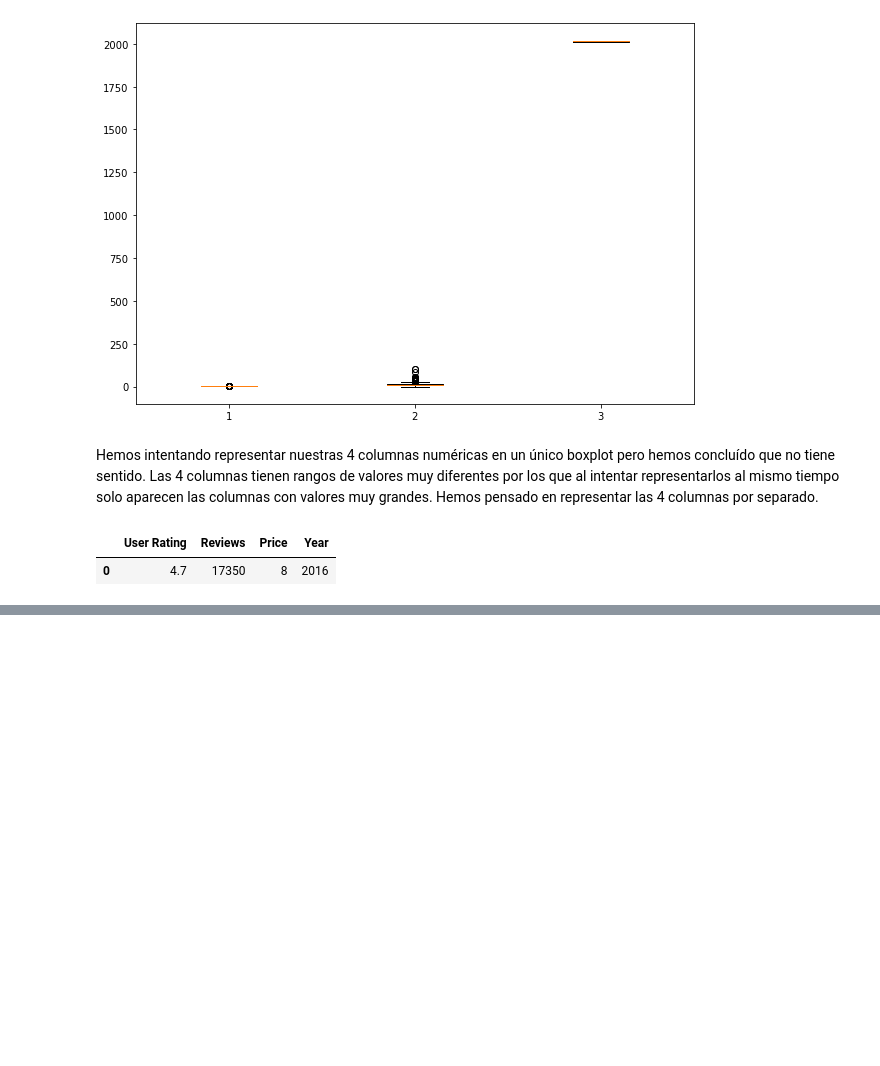
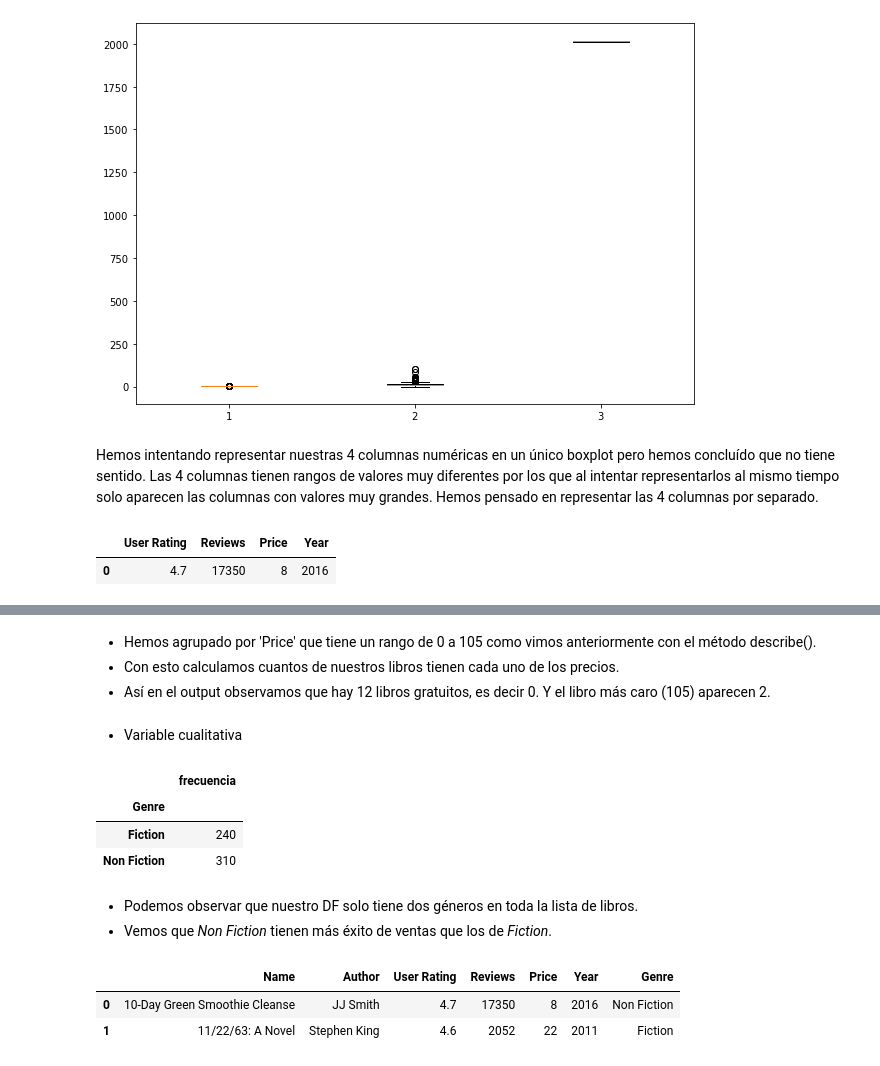
Before and after one commit to Adalab/DA-promo-A-module-2-pairprog-2-pair-3-Alicia-Laura, a Jupyter notebook: Estadistica/pair_estad_2.ipynb, the cells around one changed output, grey strips where cells are left out. Cells and saved outputs as stored; diff of their text form; code cells hidden in the pictures; blank space fills up the shorter version.

```diff
--- a/Estadistica/pair_estad_2.ipynb
+++ b/Estadistica/pair_estad_2.ipynb
@@ -148,0 +194,24 @@ plt.show()
+# %% [markdown]
+- Hemos agrupado por 'Price' que tiene un rango de 0 a 105 como vimos anteriormente con el método describe().
+- Con esto calculamos cuantos de nuestros libros tienen cada uno de los precios.
+- Así en el output observamos que hay 12 libros gratuitos, es decir 0. Y el libro más caro (105) aparecen 2.
+# %% [markdown]
+- Variable cualitativa
+# %%
+frec_cat = df_categoricas.groupby('Genre')
+frec_genre = frec_cat.agg(frecuencia = ('Genre', 'count'))
+frec_genre.head()
+# %% [output]
+|  | frecuencia |
+| Genre |  |
+| Fiction | 240 |
+| Non Fiction | 310 |
+# %% [markdown]
+- Podemos observar que nuestro DF solo tiene dos géneros en toda la lista de libros.
+- Vemos que *Non Fiction* tienen más éxito de ventas que los de *Fiction*.
+# %%
+df.head(2)
+# %% [output]
+|  | Name | Author | User Rating | Reviews | Price | Year | Genre |
+| 0 | 10-Day Green Smoothie Cleanse | JJ Smith | 4.7 | 17350 | 8 | 2016 | Non Fiction |
+| 1 | 11/22/63: A Novel | Stephen King | 4.6 | 2052 | 22 | 2011 | Fiction |
```
Also changed, not shown: parts of 18 cells of this notebook, 1 other file.
